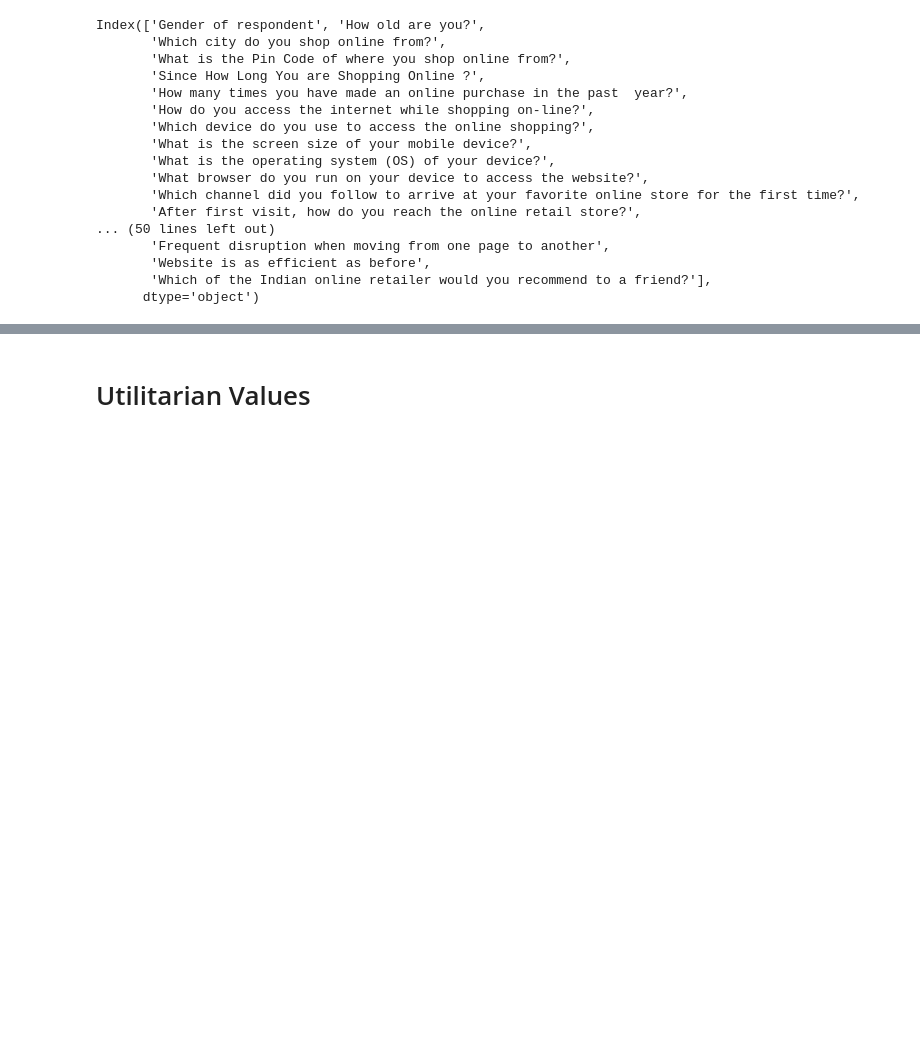
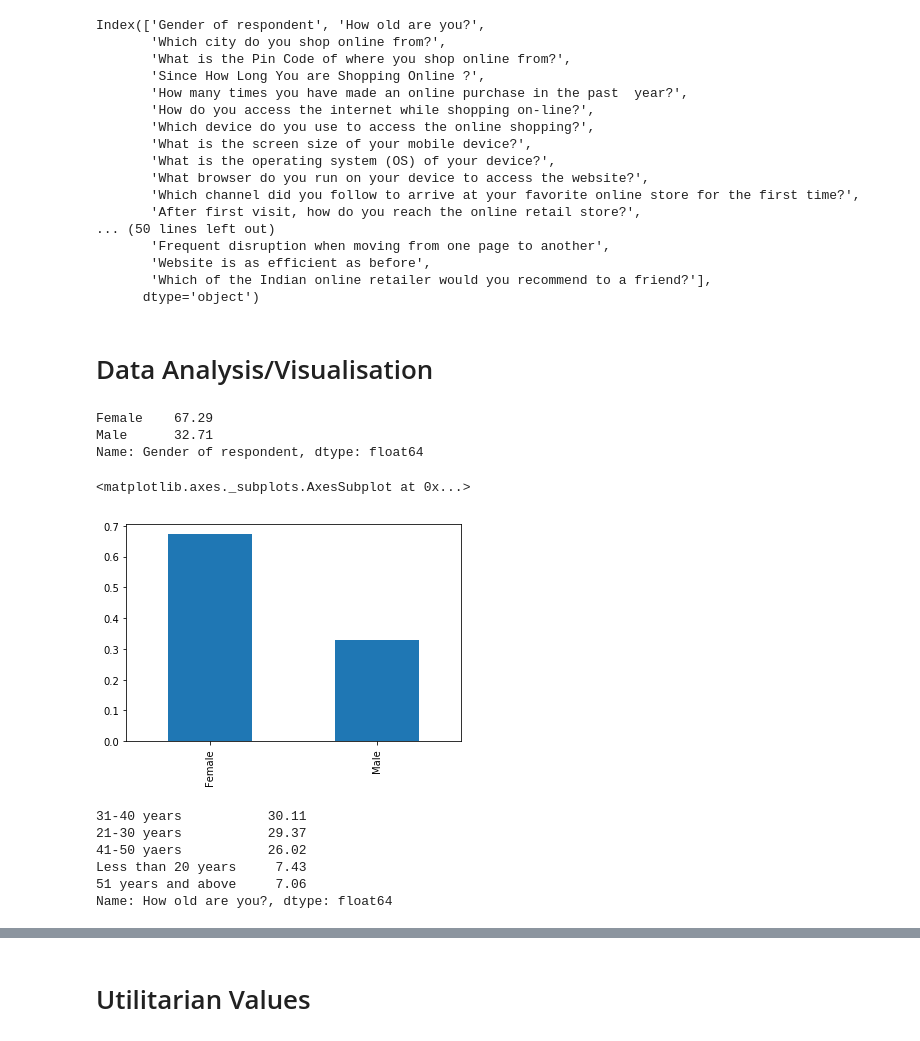
Before and after one commit to swathidamera/Internship, a Jupyter notebook: Customer Retention.ipynb, the cells around one changed output, grey strips where cells are left out. Cells and saved outputs as stored; diff of their text form; code cells hidden in the pictures; blank space fills up the shorter version.

```diff
--- a/Customer Retention.ipynb
+++ b/Customer Retention.ipynb
@@ -68,3 +68,27 @@ Index(['Gender of respondent', 'How old are you?',
        'Website is as efficient as before',
        'Which of the Indian online retailer would you recommend to a friend?'],
       dtype='object')
+# %% [markdown]
+# Data Analysis/Visualisation
+# %%
+#Percentage of male and female
+round(data['Gender of respondent'].value_counts(normalize=True)*100,2)
+# %% [output]
+Female    67.29
+Male      32.71
+Name: Gender of respondent, dtype: float64
+# %%
+data['Gender of respondent'].value_counts(normalize=True).plot(kind='bar')
+# %% [output]
+<matplotlib.axes._subplots.AxesSubplot at 0x...>
+[figure, added]
+# %%
+#Age group of the Respondents
+round(data['How old are you?'].value_counts(normalize=True)*100,2)
+# %% [output]
+31-40 years           30.11
+21-30 years           29.37
+41-50 yaers           26.02
+Less than 20 years     7.43
+51 years and above     7.06
+Name: How old are you?, dtype: float64
```
Also changed, not shown: parts of 24 cells of this notebook.
